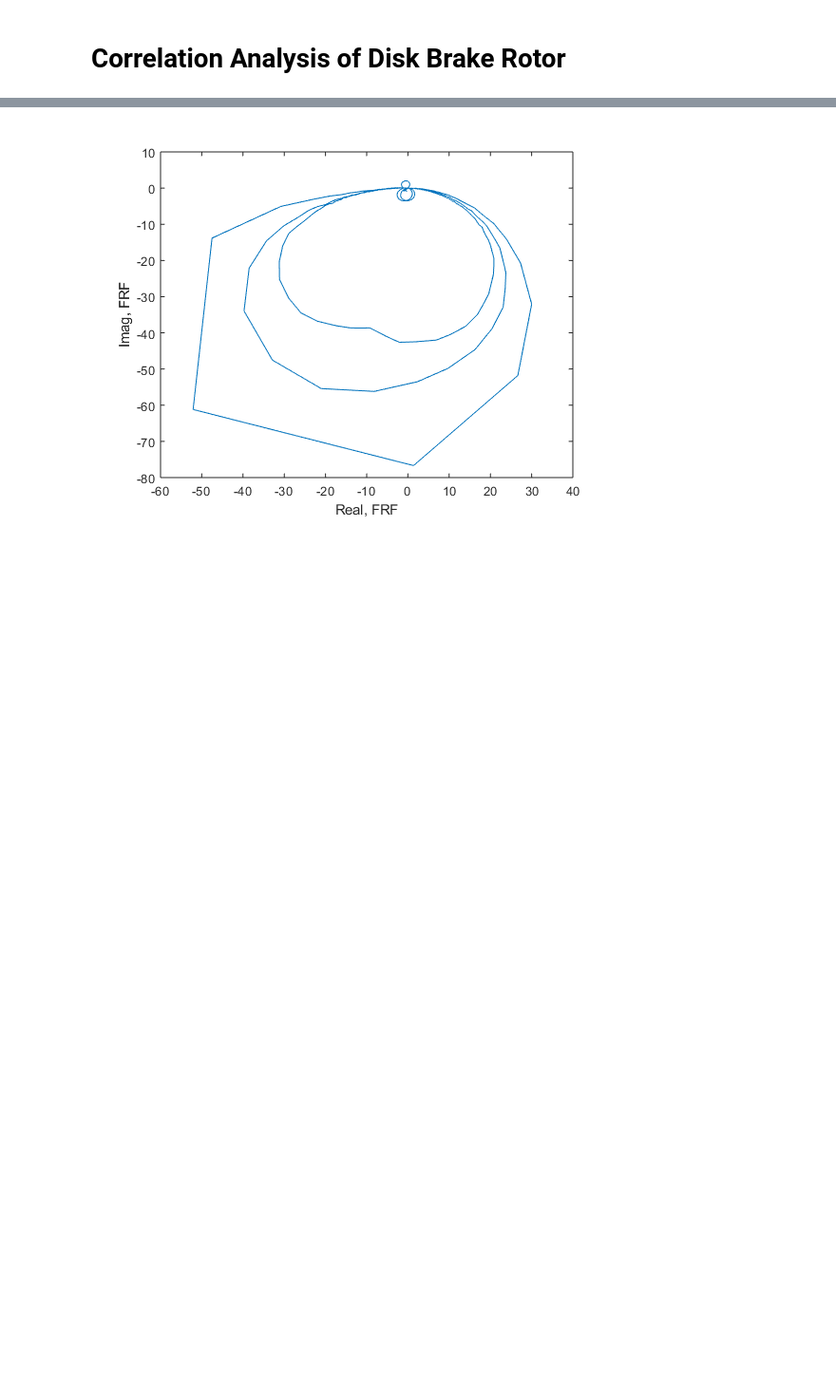
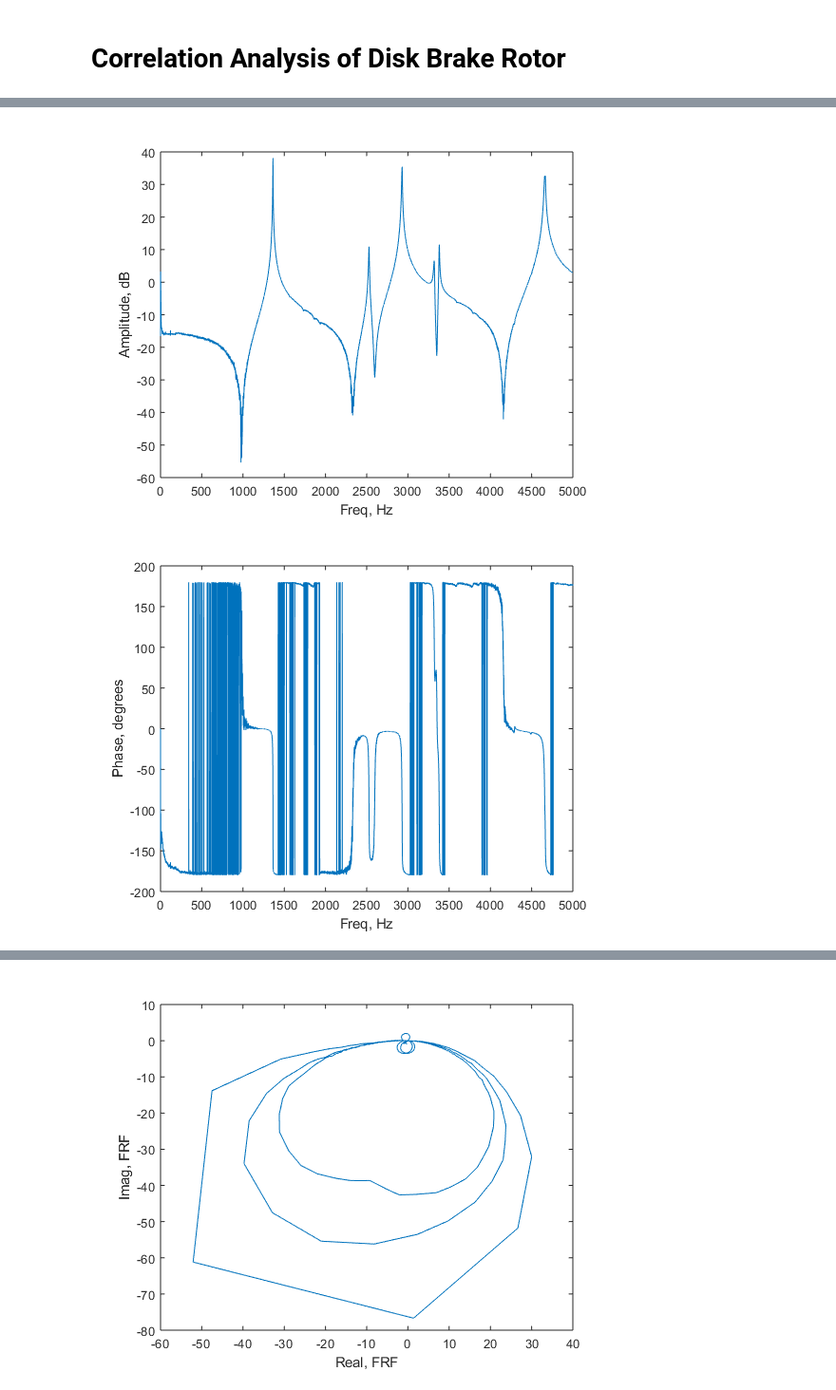
Before and after one commit to SanthoshKumarArroju/Correlation_analysis_of_Brake_disk_rotor, a Jupyter notebook: Disk brake rotor/Correlation Analysis of Rotor jupyter notebook.ipynb, the cells around one changed output, grey strips where cells are left out. Shown at 95% size. Cells and saved outputs as stored; diff of their text form; code cells hidden in the pictures; blank space fills up the shorter version.

Commit message:
added plots

```diff
--- a/Disk brake rotor/Correlation Analysis of Rotor jupyter notebook.ipynb
+++ b/Disk brake rotor/Correlation Analysis of Rotor jupyter notebook.ipynb
@@ -19 +20,14 @@ ylabel('FRF, dB')
 [figure]
+# %%
+% plotting phase and amplitude
+figure()
+plot(Freq_domain,rad2deg(angle(H1)))
+xlabel('Freq, Hz')
+ylabel('Phase, degrees')
+figure()
+plot(Freq_domain, 20*log10(abs(H1)))
+xlabel('Freq, Hz')
+ylabel('Amplitude, dB')
+# %% [output]
+[figure, added]
+[figure, added]
```
Also changed, not shown: parts of 2 cells of this notebook.
